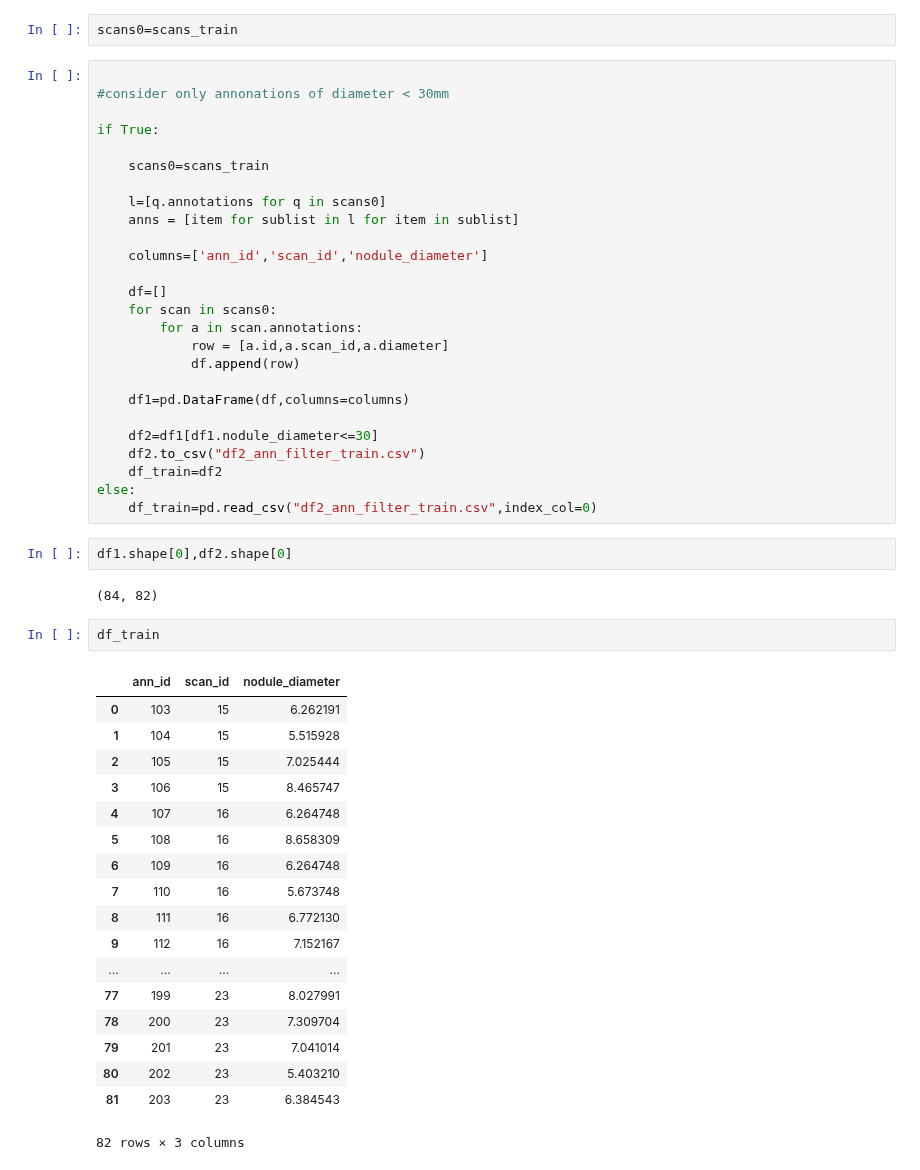
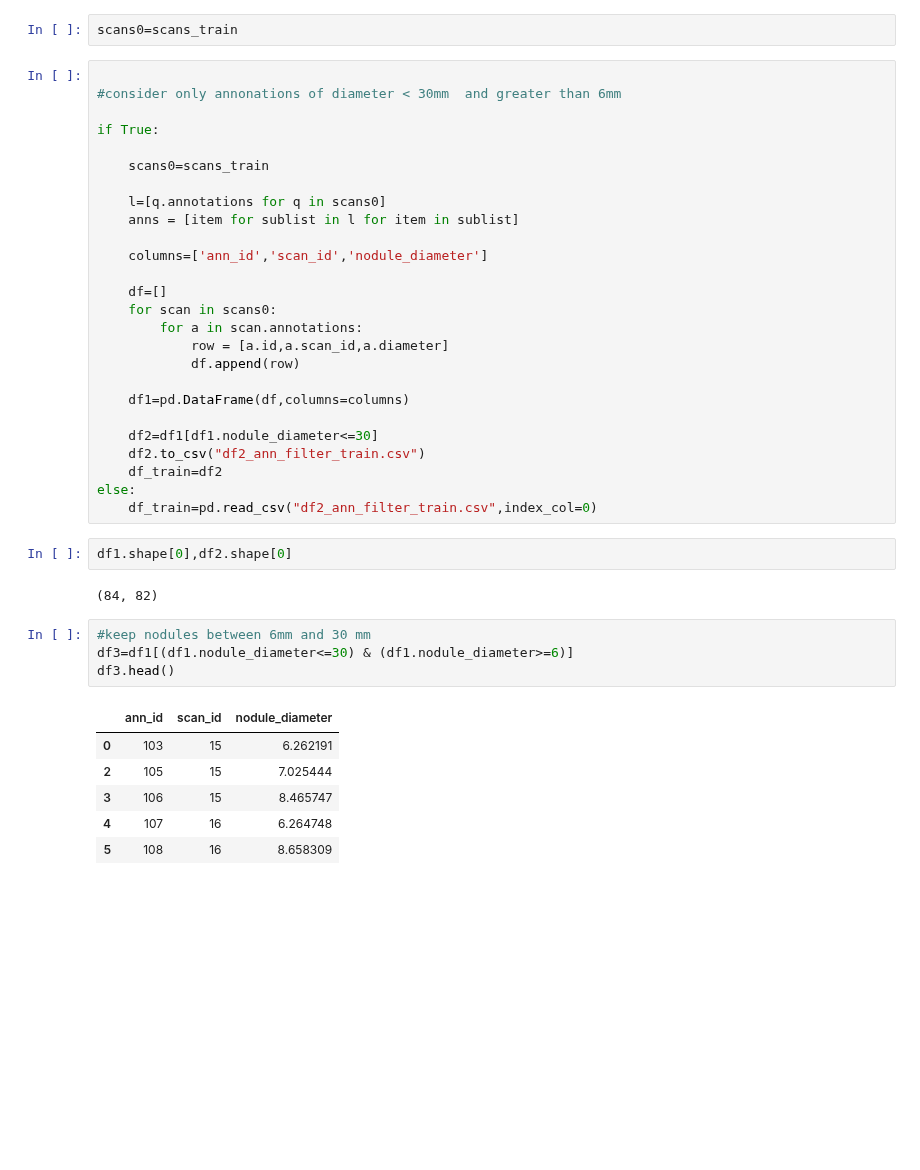
Before and after one commit to MariamQusai/DLToolboxImg, a Jupyter notebook: DL_003_filter_nodules_by_diameter.ipynb, the cells around one changed output. Drawn from its saved outputs; the diff is of its cells as text; blank space fills up the shorter version.

```diff
--- a/DL_003_filter_nodules_by_diameter.ipynb
+++ b/DL_003_filter_nodules_by_diameter.ipynb
@@ -170,7 +170,7 @@ scans_train,scans_valid,scans_test
 scans0=scans_train
 # %%
 
-#consider only annonations of diameter < 30mm
+#consider only annonations of diameter < 30mm  and greater than 6mm
 
 if True:
 
@@ -198,24 +198,14 @@ else:
 df1.shape[0],df2.shape[0]
 # %% [output]
 (84, 82)
-# %%
-df_train
-# %% [output]
-|  | ann_id | scan_id | nodule_diameter |
-| 0 | 103 | 15 | 6.262191 |
-| 1 | 104 | 15 | 5.515928 |
-| 2 | 105 | 15 | 7.025444 |
-| 3 | 106 | 15 | 8.465747 |
-| 4 | 107 | 16 | 6.264748 |
-| 5 | 108 | 16 | 8.658309 |
-| 6 | 109 | 16 | 6.264748 |
-| 7 | 110 | 16 | 5.673748 |
-| 8 | 111 | 16 | 6.772130 |
-| 9 | 112 | 16 | 7.152167 |
-| ... | ... | ... | ... |
-| 77 | 199 | 23 | 8.027991 |
-| 78 | 200 | 23 | 7.309704 |
-| 79 | 201 | 23 | 7.041014 |
-| 80 | 202 | 23 | 5.403210 |
-| 81 | 203 | 23 | 6.384543 |
-82 rows × 3 columns
+# %%
+#keep nodules between 6mm and 30 mm
+df3=df1[(df1.nodule_diameter<=30) & (df1.nodule_diameter>=6)]
+df3.head()
+# %% [output]
+|  | ann_id | scan_id | nodule_diameter |
+| 0 | 103 | 15 | 6.262191 |
+| 2 | 105 | 15 | 7.025444 |
+| 3 | 106 | 15 | 8.465747 |
+| 4 | 107 | 16 | 6.264748 |
+| 5 | 108 | 16 | 8.658309 |
```
Also changed, not shown: parts of 2 cells of this notebook.
